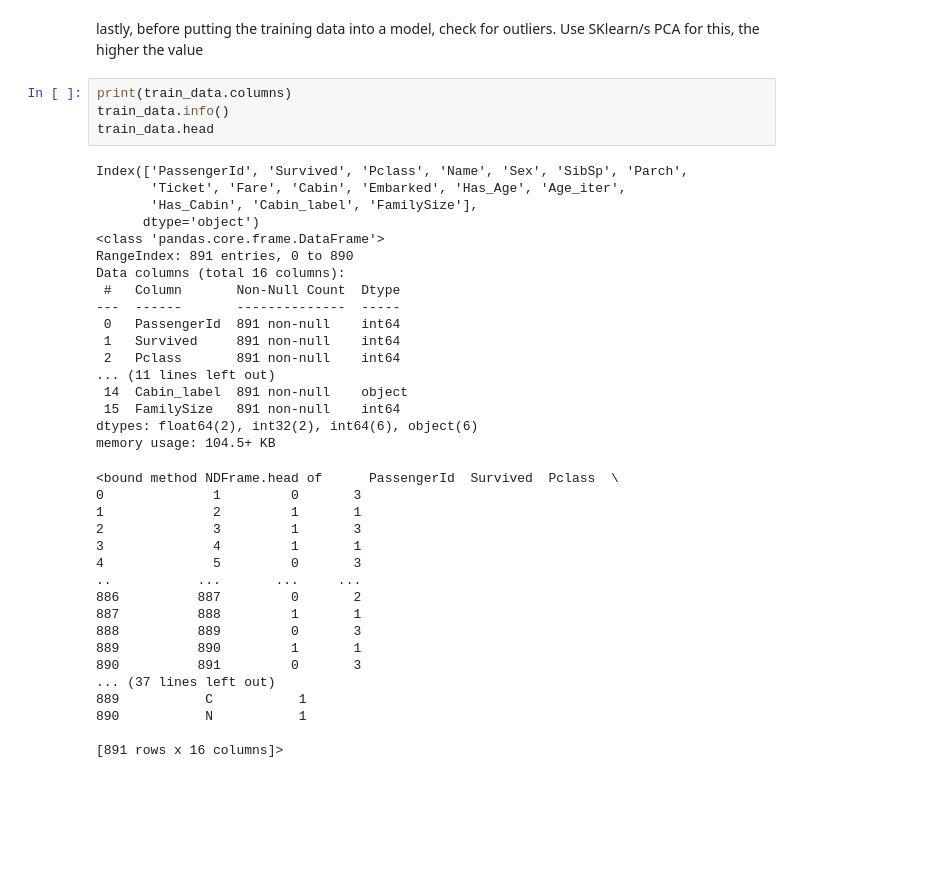
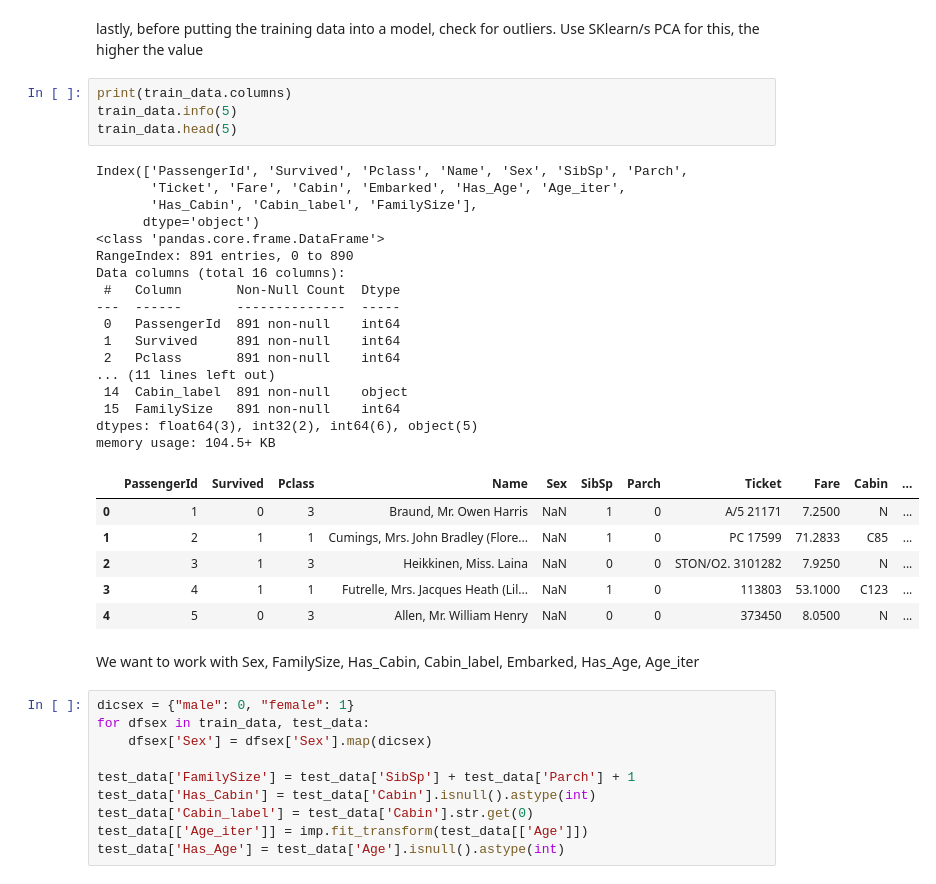
Before and after one commit to nicholasaxl/titanic-kaggle-nichaxl, a Jupyter notebook: Titanic_Kaggle_Axl.ipynb, the cells around one changed output. Saved outputs shown, nothing was run; the diff lists cells and outputs as text; blank space fills up the shorter version.

```diff
--- a/Titanic_Kaggle_Axl.ipynb
+++ b/Titanic_Kaggle_Axl.ipynb
@@ -295,40 +295,41 @@ People boarding alone seemed to be dying more.
 lastly, before putting the training data into a model, check for outliers. Use SKlearn/s PCA for this, the higher the value
 # %%
 print(train_data.columns)
-train_data.info()
-train_data.head
+train_data.info(5)
+train_data.head(5)
 # %% [output]
 Index(['PassengerId', 'Survived', 'Pclass', 'Name', 'Sex', 'SibSp', 'Parch',
        'Ticket', 'Fare', 'Cabin', 'Embarked', 'Has_Age', 'Age_iter',
        'Has_Cabin', 'Cabin_label', 'FamilySize'],
       dtype='object')
 <class 'pandas.core.frame.DataFrame'>
 RangeIndex: 891 entries, 0 to 890
 Data columns (total 16 columns):
  #   Column       Non-Null Count  Dtype
 ---  ------       --------------  -----
  0   PassengerId  891 non-null    int64
  1   Survived     891 non-null    int64
  2   Pclass       891 non-null    int64
 ... (11 lines left out)
  14  Cabin_label  891 non-null    object
  15  FamilySize   891 non-null    int64
-dtypes: float64(2), int32(2), int64(6), object(6)
+dtypes: float64(3), int32(2), int64(6), object(5)
 memory usage: 104.5+ KB
-<bound method NDFrame.head of      PassengerId  Survived  Pclass  \
-0              1         0       3
-1              2         1       1
-2              3         1       3
-3              4         1       1
-4              5         0       3
-..           ...       ...     ...
-886          887         0       2
-887          888         1       1
-888          889         0       3
-889          890         1       1
-890          891         0       3
-... (37 lines left out)
-889           C           1
-890           N           1
-
-[891 rows x 16 columns]>
+|  | PassengerId | Survived | Pclass | Name | Sex | SibSp | Parch | Ticket | Fare | Cabin | ... |
+| 0 | 1 | 0 | 3 | Braund, Mr. Owen Harris | NaN | 1 | 0 | A/5 21171 | 7.2500 | N | ... |
+| 1 | 2 | 1 | 1 | Cumings, Mrs. John Bradley (Flore... | NaN | 1 | 0 | PC 17599 | 71.2833 | C85 | ... |
+| 2 | 3 | 1 | 3 | Heikkinen, Miss. Laina | NaN | 0 | 0 | STON/O2. 3101282 | 7.9250 | N | ... |
+| 3 | 4 | 1 | 1 | Futrelle, Mrs. Jacques Heath (Lil... | NaN | 1 | 0 | 113803 | 53.1000 | C123 | ... |
+| 4 | 5 | 0 | 3 | Allen, Mr. William Henry | NaN | 0 | 0 | 373450 | 8.0500 | N | ... |
+# %% [markdown]
+We want to work with Sex, FamilySize, Has_Cabin, Cabin_label, Embarked, Has_Age, Age_iter
+# %%
+dicsex = {"male": 0, "female": 1}
+for dfsex in train_data, test_data:
+    dfsex['Sex'] = dfsex['Sex'].map(dicsex)
+
+test_data['FamilySize'] = test_data['SibSp'] + test_data['Parch'] + 1
+test_data['Has_Cabin'] = test_data['Cabin'].isnull().astype(int)
+test_data['Cabin_label'] = test_data['Cabin'].str.get(0)
+test_data[['Age_iter']] = imp.fit_transform(test_data[['Age']])
+test_data['Has_Age'] = test_data['Age'].isnull().astype(int)
```
Also changed, not shown: parts of 4 cells of this notebook.
